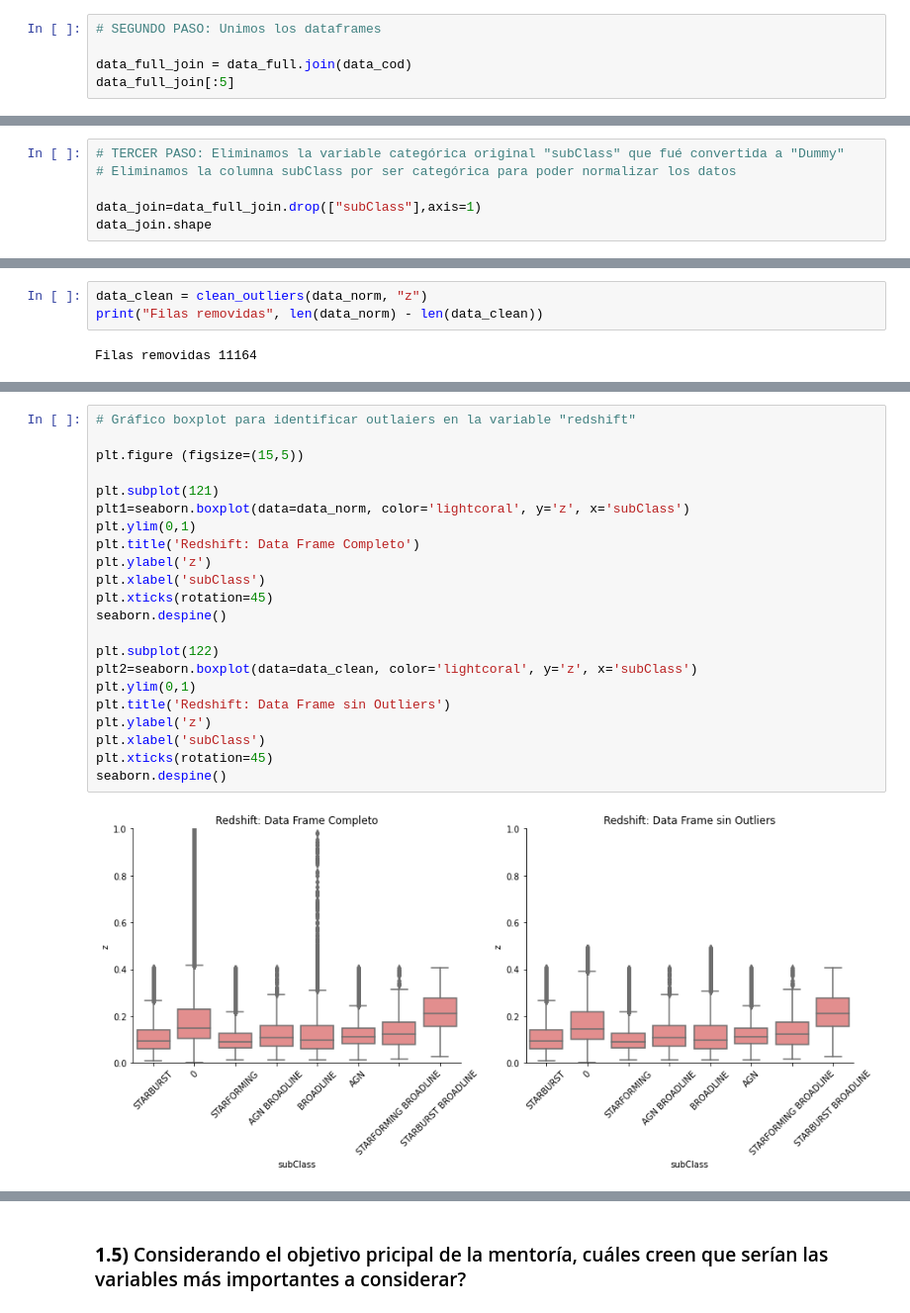
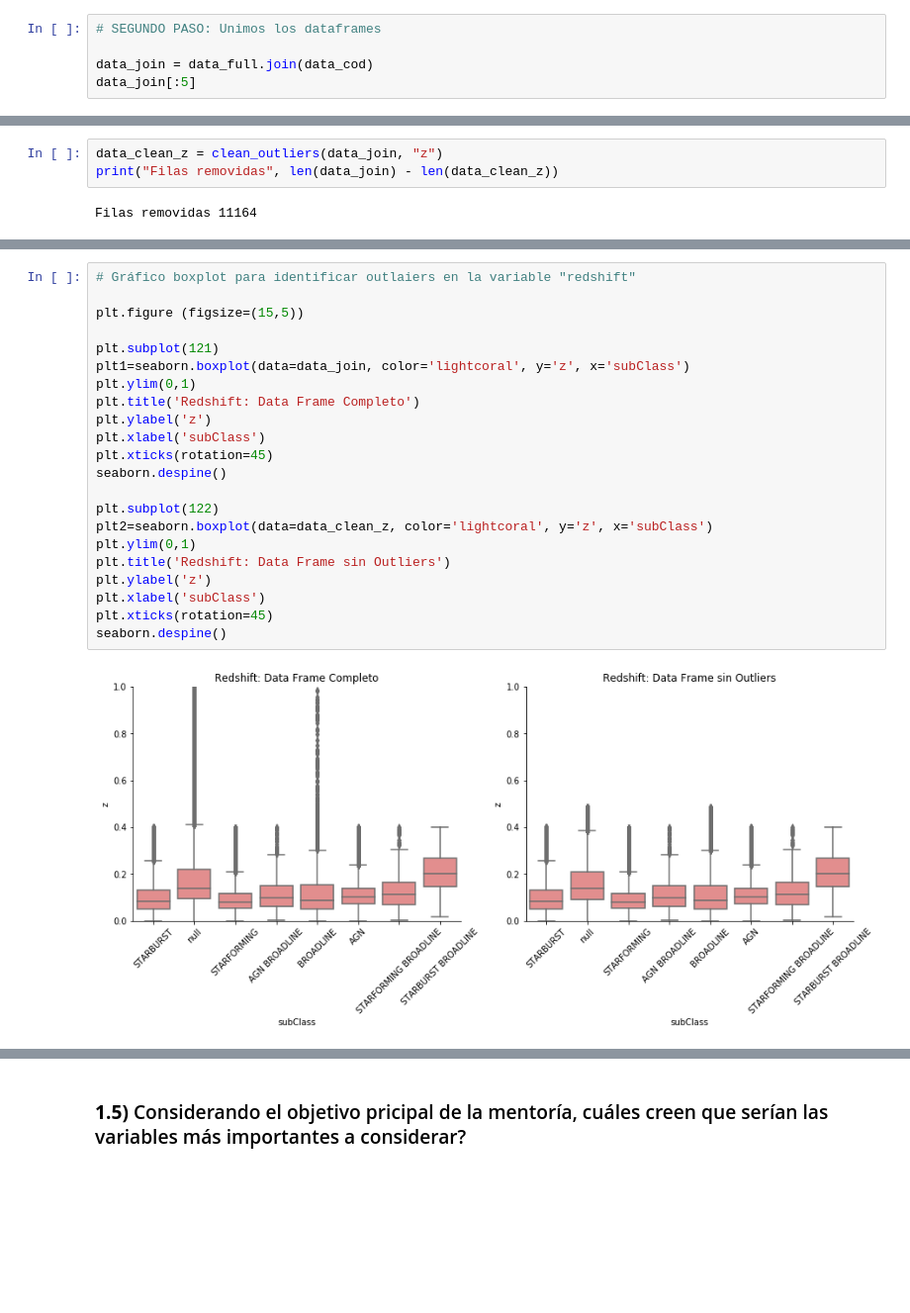
Before and after one commit to leoborgnino/mentoria-astro-datos, a Jupyter notebook: 2_Analisis_y_Curación.ipynb, the cells around one changed output, grey strips where cells are left out. Shown at 99% size. Saved outputs shown, nothing was run; the diff lists cells and outputs as text; blank space fills up the shorter version.

```diff
--- a/2_Analisis_y_Curación.ipynb
+++ b/2_Analisis_y_Curación.ipynb
@@ -237,8 +231,8 @@ dtype: object
 # %%
 # SEGUNDO PASO: Unimos los dataframes
 
-data_full_join = data_full.join(data_cod)
-data_full_join[:5]
+data_join = data_full.join(data_cod)
+data_join[:5]
 # %% [output]
 |  | z | velDisp | ra | dec | subClass | modelMag_u | modelMag_g | modelMag_r | modelMag_i | ... |
 | specObjID |  |  |  |  |  |  |  |  |  | ... |
@@ -253,8 +247,2 @@ data_full_join.shape
 # %% [output]
 (864064, 41)
-# %%
-# TERCER PASO: Eliminamos la variable categórica original "subClass" que fué convertida a "Dummy"
-# Eliminamos la columna subClass por ser categórica para poder normalizar los datos
-
-data_join=data_full_join.drop(["subClass"],axis=1)
-data_join.shape
@@ -357,8 +284,8 @@ def clean_outliers(dataset, column_name):
         np.abs(interesting_col - interesting_col.mean()) <= (3 * interesting_col.std()))
     return dataset[mask_outlier]
 # %%
-data_clean = clean_outliers(data_norm, "z")
-print("Filas removidas", len(data_norm) - len(data_clean))
+data_clean_z = clean_outliers(data_join, "z")
+print("Filas removidas", len(data_join) - len(data_clean_z))
 # %% [output]
 Filas removidas 11164
 # %%
@@ -370,24 +297,24 @@ len(data_clean)/len(data_norm)
 # %%
 # Gráfico boxplot para identificar outlaiers en la variable "redshift"
 
 plt.figure (figsize=(15,5))
 
 plt.subplot(121)
-plt1=seaborn.boxplot(data=data_norm, color='lightcoral', y='z', x='subClass')
+plt1=seaborn.boxplot(data=data_join, color='lightcoral', y='z', x='subClass')
 plt.ylim(0,1)
 plt.title('Redshift: Data Frame Completo')
 plt.ylabel('z')
 plt.xlabel('subClass')
 plt.xticks(rotation=45)
 seaborn.despine()
 
 plt.subplot(122)
-plt2=seaborn.boxplot(data=data_clean, color='lightcoral', y='z', x='subClass')
+plt2=seaborn.boxplot(data=data_clean_z, color='lightcoral', y='z', x='subClass')
 plt.ylim(0,1)
 plt.title('Redshift: Data Frame sin Outliers')
 plt.ylabel('z')
 plt.xlabel('subClass')
 plt.xticks(rotation=45)
 seaborn.despine()
 # %% [output]
-[figure, old version]
+[figure, new version]
```
Also changed, not shown: parts of 39 cells of this notebook.
